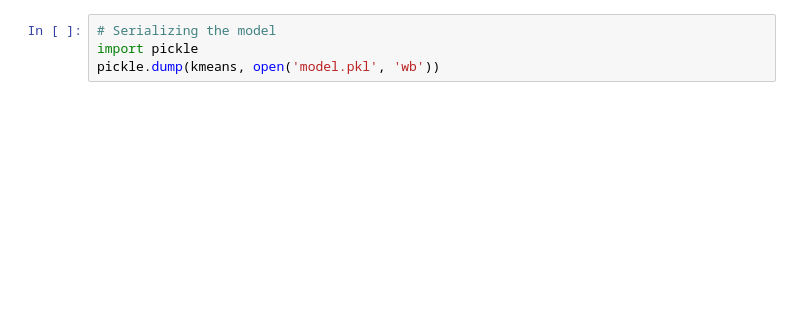
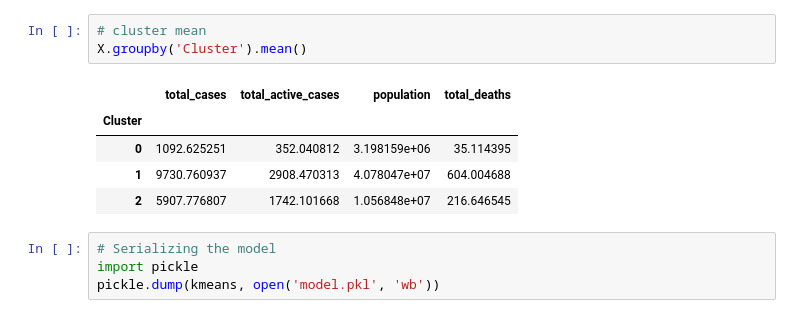
Before and after one commit to sadfox777/flask-clustering, a Jupyter notebook: model/model.ipynb, the cells around one changed output. Saved outputs shown, nothing was run; the diff lists cells and outputs as text; blank space fills up the shorter version.

```diff
--- a/model/model.ipynb
+++ b/model/model.ipynb
@@ -161,3 +183,12 @@ array([2, 1, 0])
+# %%
+# cluster mean
+X.groupby('Cluster').mean()
+# %% [output]
+|  | total_cases | total_active_cases | population | total_deaths |
+| Cluster |  |  |  |  |
+| 0 | 1092.625251 | 352.040812 | 3.198159e+06 | 35.114395 |
+| 1 | 9730.760937 | 2908.470313 | 4.078047e+07 | 604.004688 |
+| 2 | 5907.776807 | 1742.101668 | 1.056848e+07 | 216.646545 |
 # %%
 # Serializing the model
 import pickle
```
Also changed, not shown: parts of 35 cells of this notebook, 3 other files.
